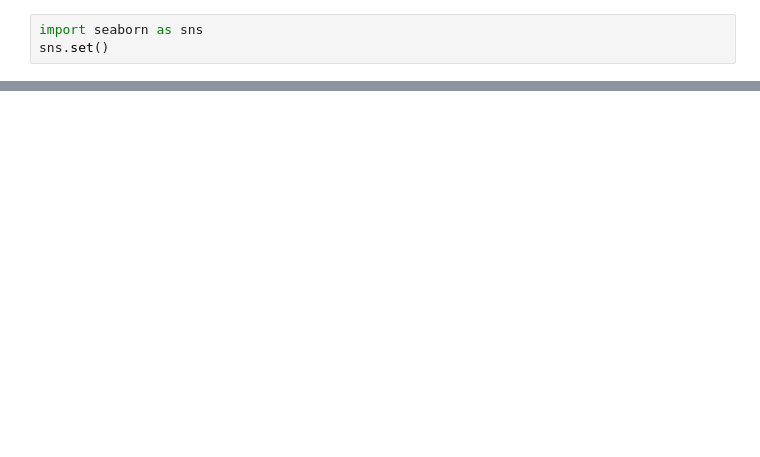
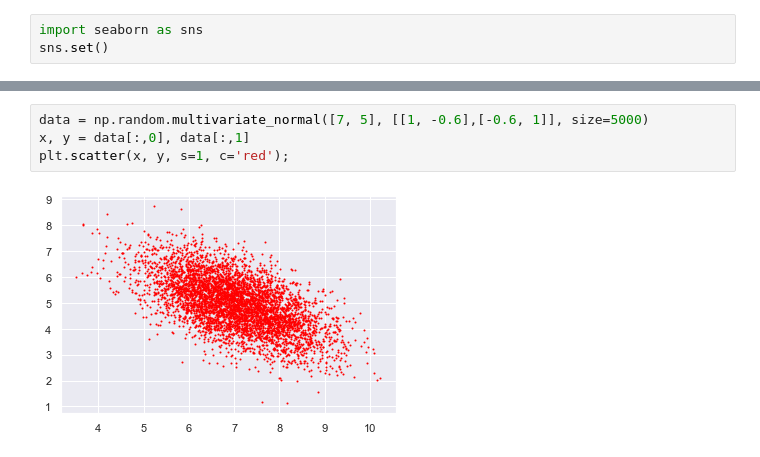
Before and after one commit to eytanohana/Git-Cheat-Sheet, a Jupyter notebook: Notebook.ipynb, the cells around one changed output, grey strips where cells are left out. Saved outputs shown, nothing was run; the diff lists cells and outputs as text; blank space fills up the shorter version.

Commit message:
add graph

```diff
--- a/Notebook.ipynb
+++ b/Notebook.ipynb
@@ -16,0 +17,6 @@ plt.scatter(x, y, s=1);
+# %%
+data = np.random.multivariate_normal([7, 5], [[1, -0.6],[-0.6, 1]], size=5000)
+x, y = data[:,0], data[:,1]
+plt.scatter(x, y, s=1, c='red');
+# %% [output]
+[figure, added]
```
Also changed, not shown: parts of 2 cells of this notebook.
